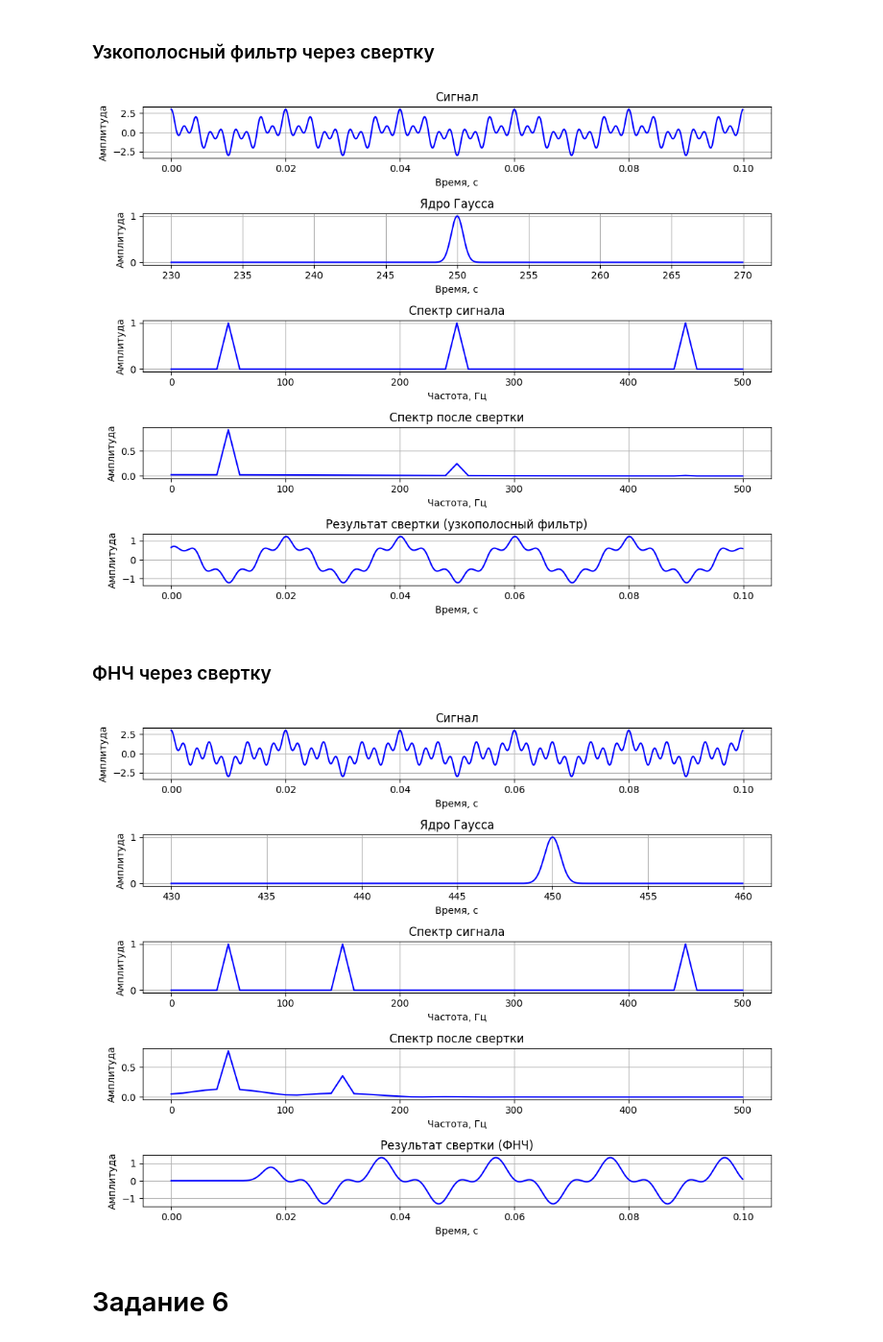
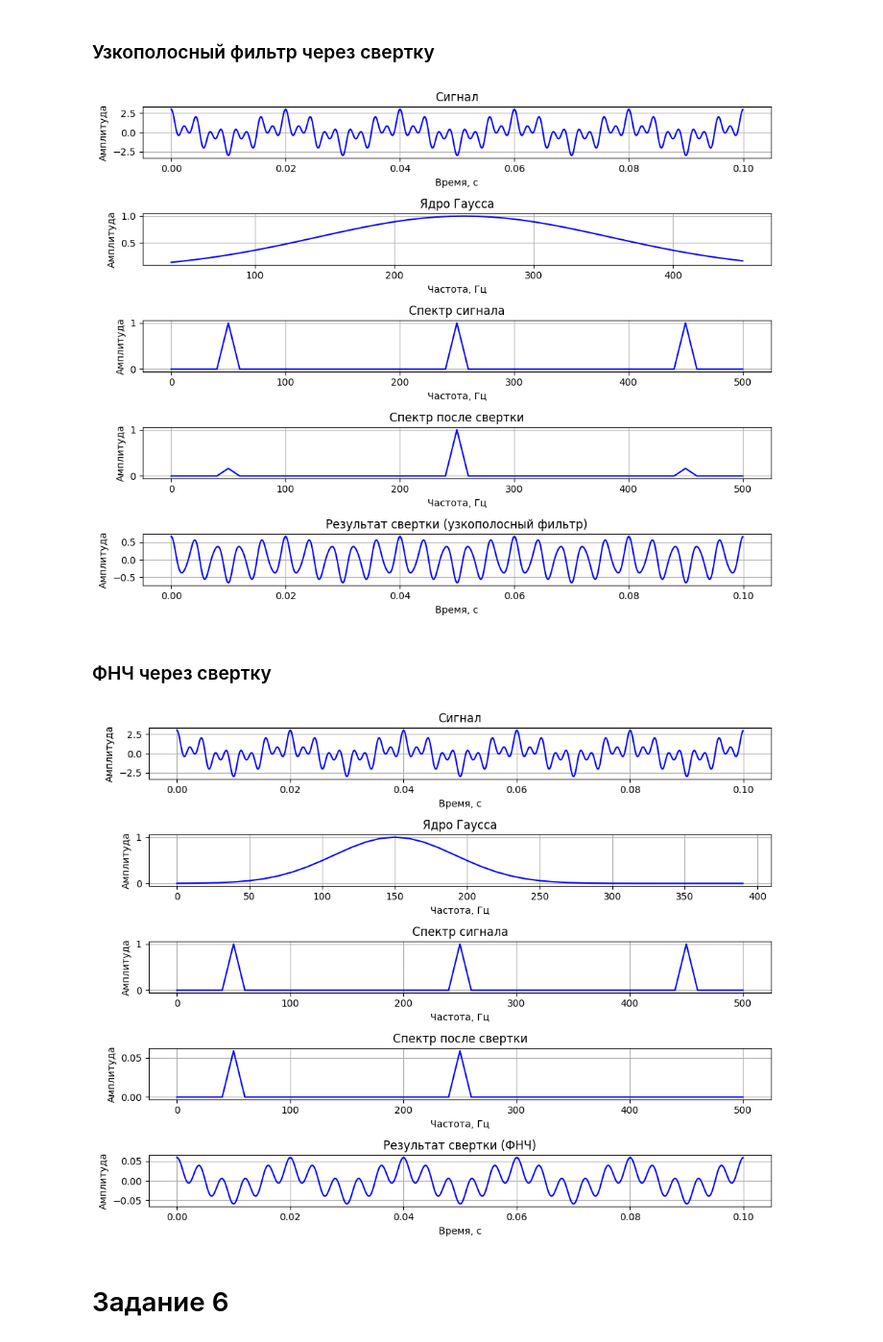
Before and after one commit to HerrPhoton/Digital-signal-processing, a Jupyter notebook: Lab5.ipynb, the cells around one changed output. Shown at 96% size. Drawn from its saved outputs; the diff is of its cells as text; code cells hidden in the pictures.

```diff
--- a/Lab5.ipynb
+++ b/Lab5.ipynb
@@ -124,4 +124,12 @@ display.plot()
 # %% [markdown]
 # Задание 5
+# %%
+def pad_signal(xfft, y_k, interval):
+    ids = np.logical_and(xfft >= interval[0], xfft < interval[1])
+
+    yfft = np.zeros_like(xfft)
+    yfft[ids] = y_k
+
+    return yfft
 # %% [markdown]
 ### Свертка в частотной области
@@ -158,18 +169,18 @@ xf_conv, yf_conv = handler.find_spectrum(y_conv, dt)
 display.clear(5)
 
 display.make_plot(0, x, y, title = 'Сигнал')
-display.make_plot(1, x_k, y_k, title = 'Ядро Гаусса')
+display.make_plot(1, x_k, y_k, title = 'Ядро Гаусса', is_spectrum = True, normalize = False)
 display.make_plot(2, x_f, y_f, title = 'Спектр сигнала', is_spectrum = True, interval = (0, 500))
-display.make_plot(3, xf_conv, yf_conv, title = 'Спектр после свертки', is_spectrum = True, interval = (0, 500))
+display.make_plot(3, x_f, yf_conv, title = 'Спектр после свертки', is_spectrum = True, interval = (0, 500))
 display.make_plot(4, x, y_conv, title = 'Результат свертки (узкополосный фильтр)')
 
 display.plot()
 # %% [output]
-[figure, old version]
+[figure, new version]
 # %% [markdown]
 ### ФНЧ через свертку
 # %%
-x, y, dt = handler.make_signal('cos', interval = (0, 0.1), A = 1, w = Converter(f = [50, 150, 450]).w)
-x_k, y_k, _ = handler.make_signal('other', interval = (430, 460), func = lambda t: Gaussian_kernel(t, p = 450, FWHM = 1))
+x, y, dt = handler.make_signal('cos', interval = (0, 0.1), A = 1, w = Converter(f = [50, 250, 450]).w)
+x_k, y_k, _ = handler.make_signal('other', interval = (0, 400), sample_rate = int(400 * dt * 1000), func = lambda X: Gaussian_kernel(X, p = 150, FWHM = 100))
 # %%
 x_f, y_f = handler.find_spectrum(y, dt)
@@ -179,15 +187,20 @@ xf_conv, yf_conv = handler.find_spectrum(y_conv, dt)
+# %%
+yf_k = pad_signal(x_f, y_k, (0, 400))
+# %%
+yf_conv = yf_k * y_f
+y_conv = handler.from_spectrum(yf_conv)
 # %%
 display.clear(5)
 
 display.make_plot(0, x, y, title = 'Сигнал')
-display.make_plot(1, x_k, y_k, title = 'Ядро Гаусса')
+display.make_plot(1, x_k, y_k, title = 'Ядро Гаусса', is_spectrum = True, normalize = False)
 display.make_plot(2, x_f, y_f, title = 'Спектр сигнала', is_spectrum = True, interval = (0, 500))
-display.make_plot(3, xf_conv, yf_conv, title = 'Спектр после свертки', is_spectrum = True, interval = (0, 500))
+display.make_plot(3, x_f, yf_conv, title = 'Спектр после свертки', is_spectrum = True, interval = (0, 500))
 display.make_plot(4, x, y_conv, title = 'Результат свертки (ФНЧ)')
 
 display.plot()
 # %% [output]
-[figure, old version]
+[figure, new version]
 # %% [markdown]
 # Задание 6
 # %%
```
Also changed, not shown: parts of 20 cells of this notebook, 1 other file.
